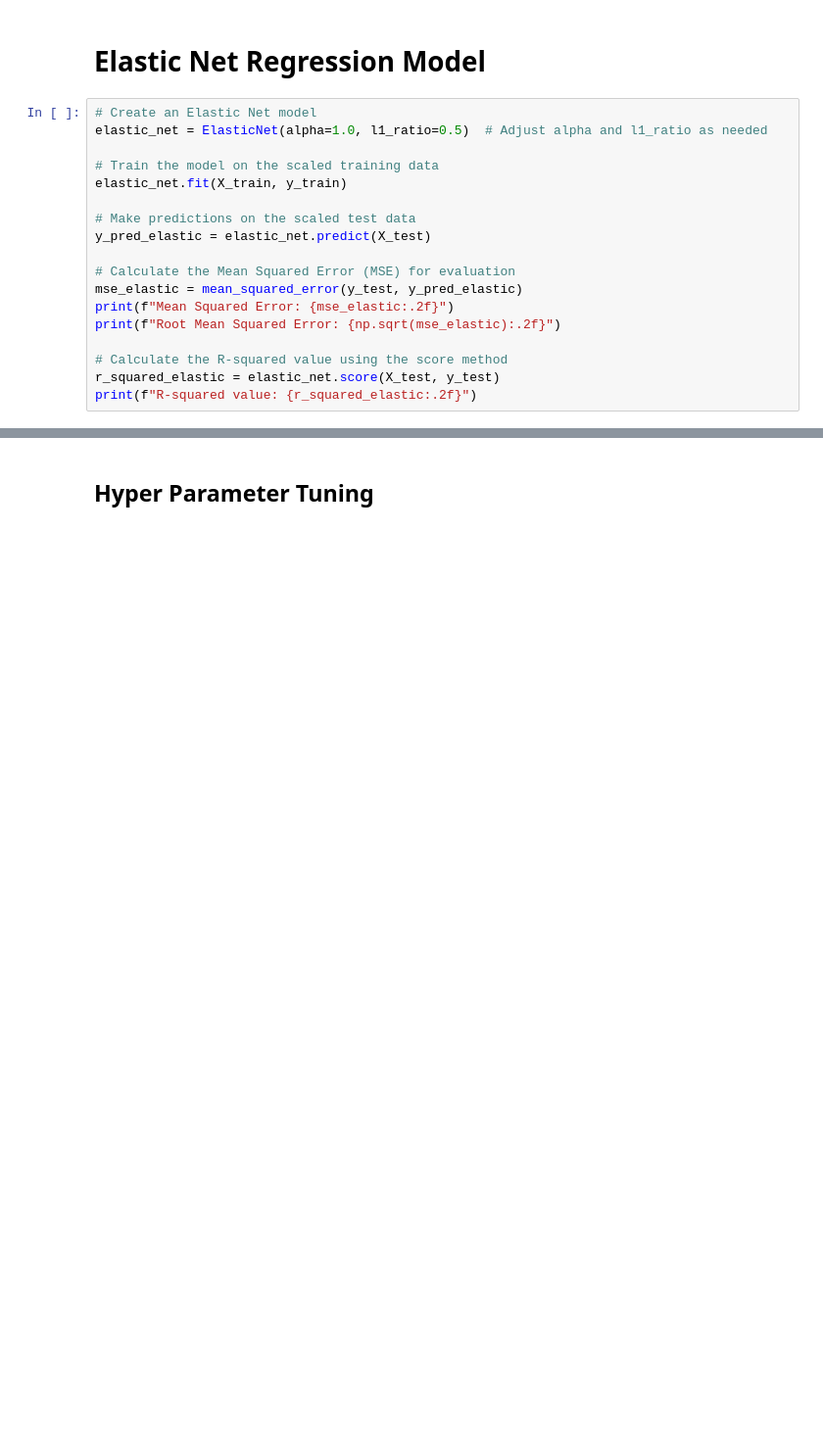
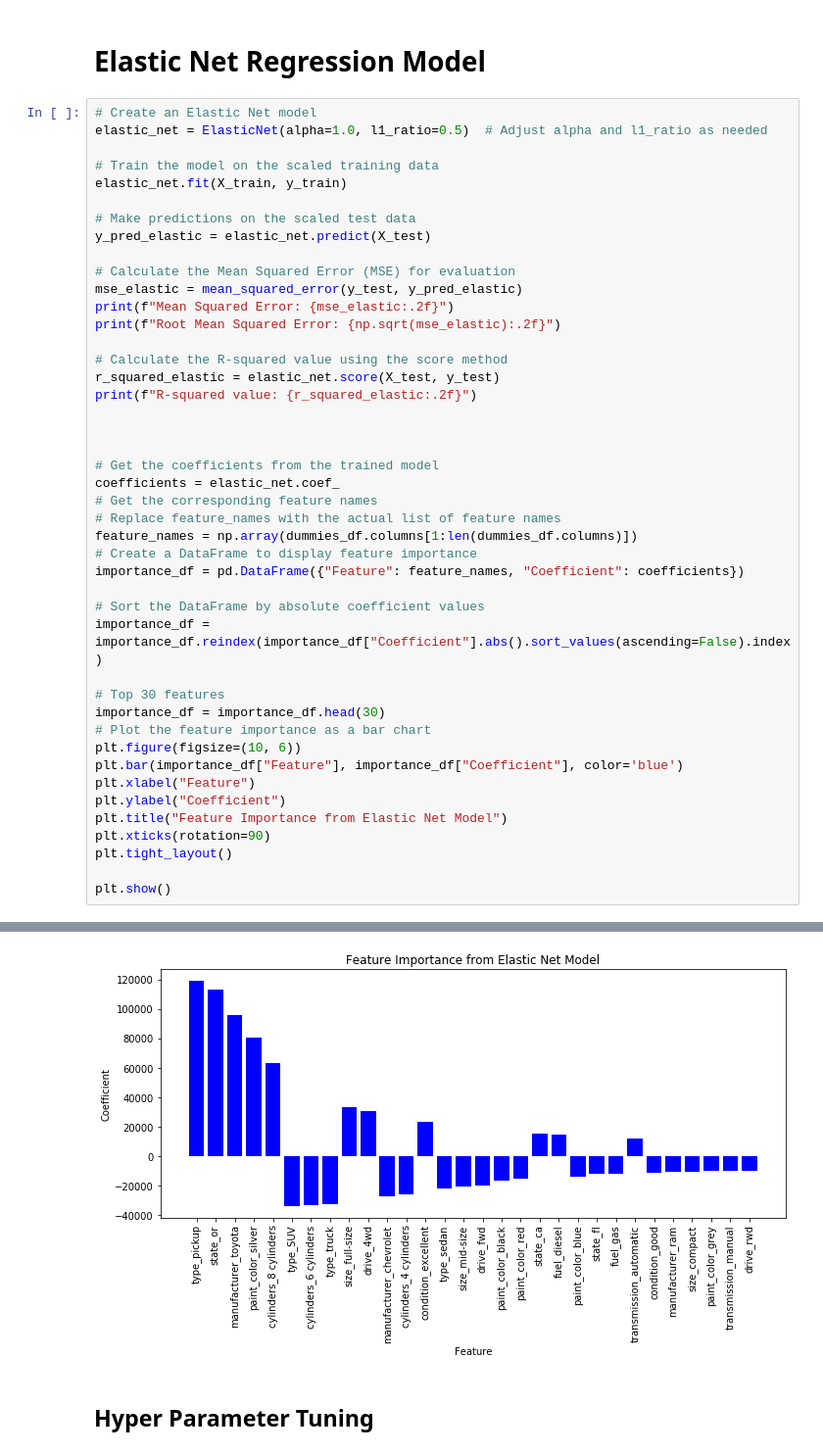
Before and after one commit to jaredap1995/UCB_project_4, a Jupyter notebook: regression_btt.ipynb, the cells around one changed output, grey strips where cells are left out. Shown: that part at 98% size. Saved outputs shown, nothing was run; the diff lists cells and outputs as text; blank space fills up the shorter version.

Commit message:
Added feature importance plots

```diff
--- a/regression_btt.ipynb
+++ b/regression_btt.ipynb
@@ -199,25 +199,52 @@ X_train.shape
 # %%
 # Create an Elastic Net model
 elastic_net = ElasticNet(alpha=1.0, l1_ratio=0.5)  # Adjust alpha and l1_ratio as needed
 
 # Train the model on the scaled training data
 elastic_net.fit(X_train, y_train)
 
 # Make predictions on the scaled test data
 y_pred_elastic = elastic_net.predict(X_test)
 
 # Calculate the Mean Squared Error (MSE) for evaluation
 mse_elastic = mean_squared_error(y_test, y_pred_elastic)
 print(f"Mean Squared Error: {mse_elastic:.2f}")
 print(f"Root Mean Squared Error: {np.sqrt(mse_elastic):.2f}")
 
 # Calculate the R-squared value using the score method
 r_squared_elastic = elastic_net.score(X_test, y_test)
 print(f"R-squared value: {r_squared_elastic:.2f}")
+
+
+
+# Get the coefficients from the trained model
+coefficients = elastic_net.coef_
+# Get the corresponding feature names
+# Replace feature_names with the actual list of feature names
+feature_names = np.array(dummies_df.columns[1:len(dummies_df.columns)])
+# Create a DataFrame to display feature importance
+importance_df = pd.DataFrame({"Feature": feature_names, "Coefficient": coefficients})
+
+# Sort the DataFrame by absolute coefficient values
+importance_df = importance_df.reindex(importance_df["Coefficient"].abs().sort_values(ascending=False).index)
+
+# Top 30 features
+importance_df = importance_df.head(30)
+# Plot the feature importance as a bar chart
+plt.figure(figsize=(10, 6))
+plt.bar(importance_df["Feature"], importance_df["Coefficient"], color='blue')
+plt.xlabel("Feature")
+plt.ylabel("Coefficient")
+plt.title("Feature Importance from Elastic Net Model")
+plt.xticks(rotation=90)
+plt.tight_layout()
+
+plt.show()
 # %% [output]
 Mean Squared Error: 39727037425.91
 Root Mean Squared Error: 199316.43
 R-squared value: -0.71
+[figure, added]
 # %% [markdown]
 ## Hyper Parameter Tuning
 # %% [markdown]
```
Also changed, not shown: parts of 1 cell of this notebook.
